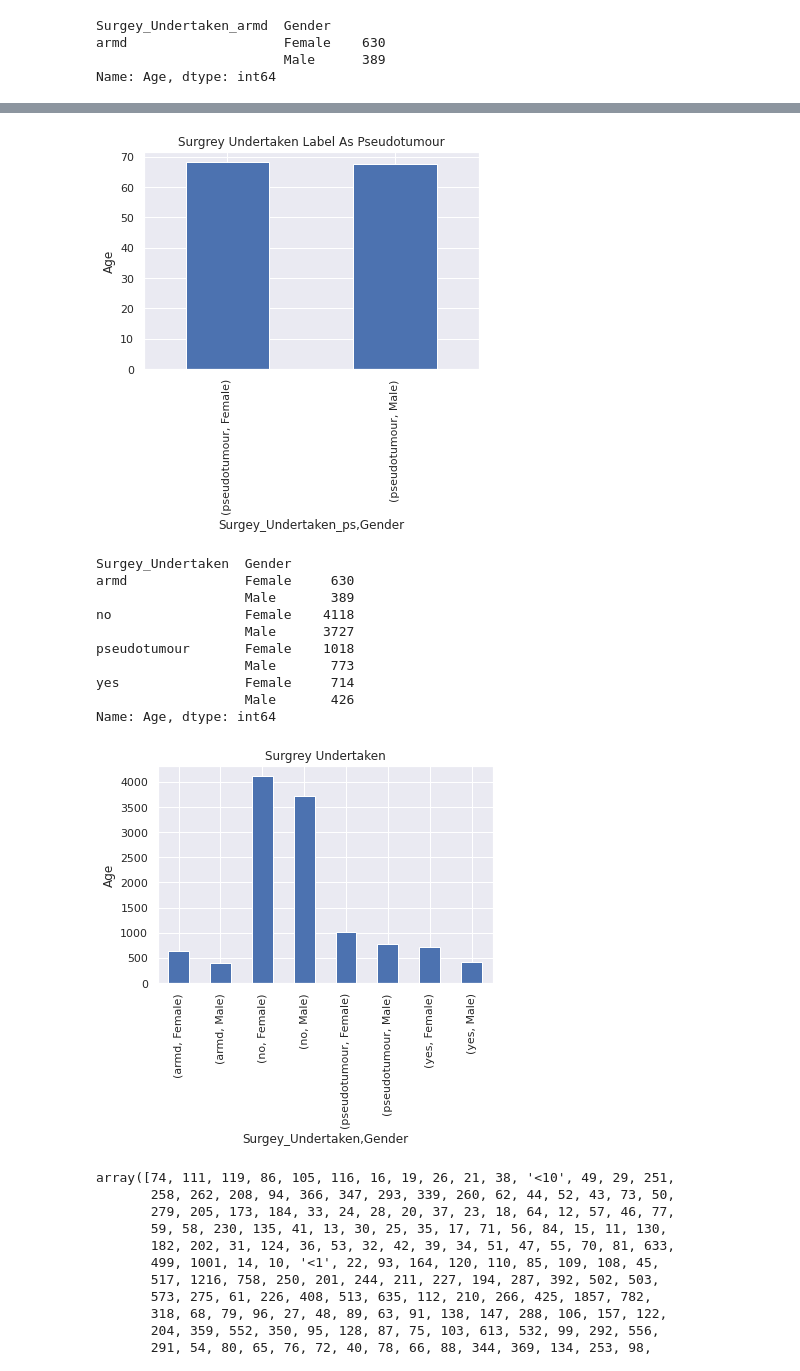
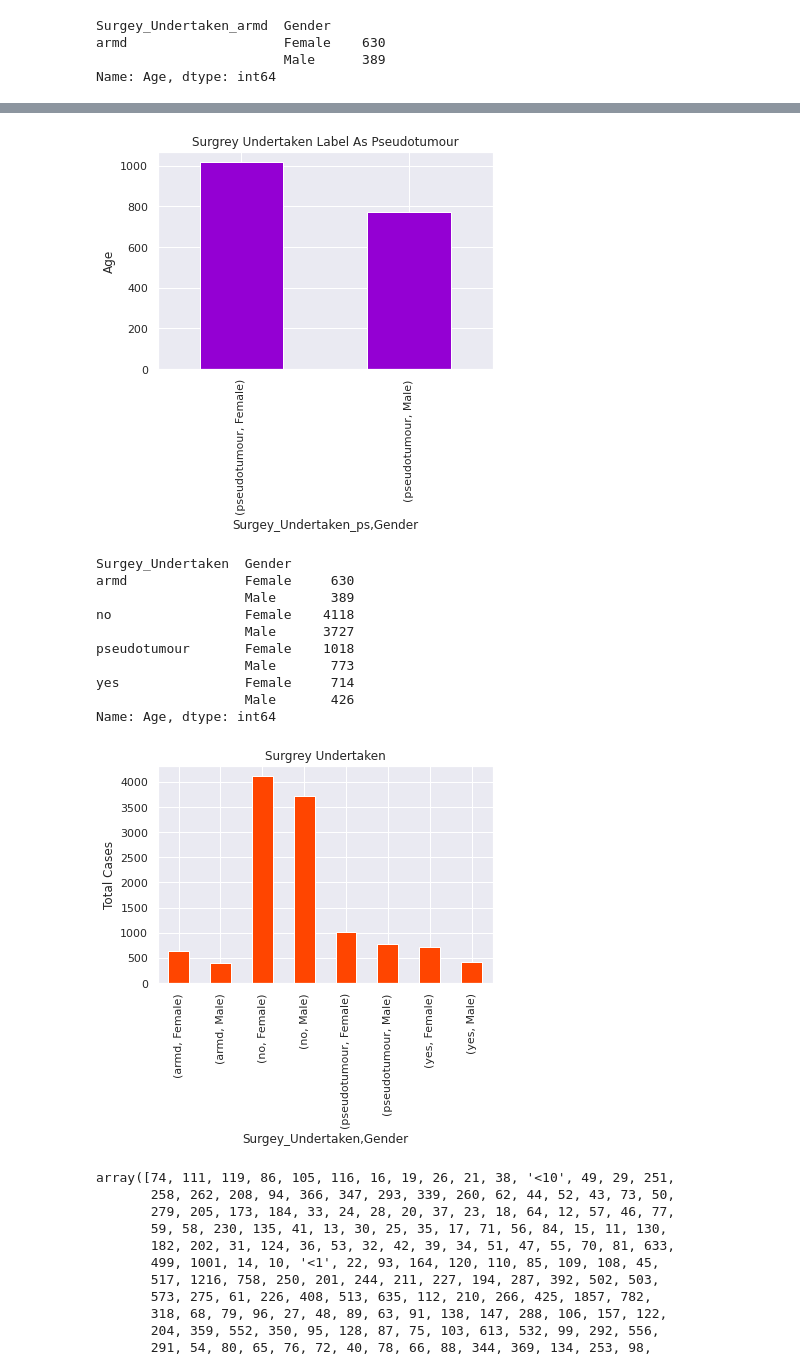
Before and after one commit to Hamza1122/ML-Ass, a Jupyter notebook: Untitled13.ipynb, the cells around one changed output, grey strips where cells are left out. Drawn from its saved outputs; the diff is of its cells as text; code cells hidden in the pictures.

```diff
--- a/Untitled13.ipynb
+++ b/Untitled13.ipynb
@@ -232,7 +232,7 @@ plt.show()
 # %%
 #No of "pseudotumour" cases mean with respect gender and age
 df['Surgey_Undertaken_ps'] = df['Surgey_Undertaken_ps'].mask(df['Surgey_Undertaken_ps'].ne('pseudotumour'))
-temp=df.groupby(["Surgey_Undertaken_ps","Gender"])["Age"].mean()   #female were affected and male in armd
+temp=df.groupby(["Surgey_Undertaken_ps","Gender"])["Age"].count()   #female were affected and male in armd
 print(temp)
 # %% [output]
 Surgey_Undertaken_ps  Gender
@@ -242,13 +242,13 @@ Name: Age, dtype: float64
 # %%
-temp.plot(kind ='bar' , title ='Surgrey Undertaken Label As Pseudotumour')
+temp.plot(kind ='bar' , title ='Surgrey Undertaken Label As Pseudotumour',color="darkviolet")
 plt.ylabel('Age')
 plt.show()
 # %% [output]
-[figure, old version]
+[figure, new version]
 # %%
 temp=df.groupby(["Surgey_Undertaken","Gender"])["Age"].count()  # surgrey taken count  with age and gender
 print(temp)
-temp.plot(kind ='bar' , title ='Surgrey Undertaken')
+temp.plot(kind ='bar' , title ='Surgrey Undertaken',color="orangered")
 plt.ylabel('Total Cases')
 plt.show()
 # %% [output]
@@ -262,7 +262,7 @@ pseudotumour       Female    1018
 yes                Female     714
                    Male       426
 Name: Age, dtype: int64
-[figure, old version]
+[figure, new version]
 # %%
 #Before cleaning the dataset we are uniquely checking the values so that we can remove them
 df.cobalt.unique()
```
Also changed, not shown: parts of 17 cells of this notebook.
